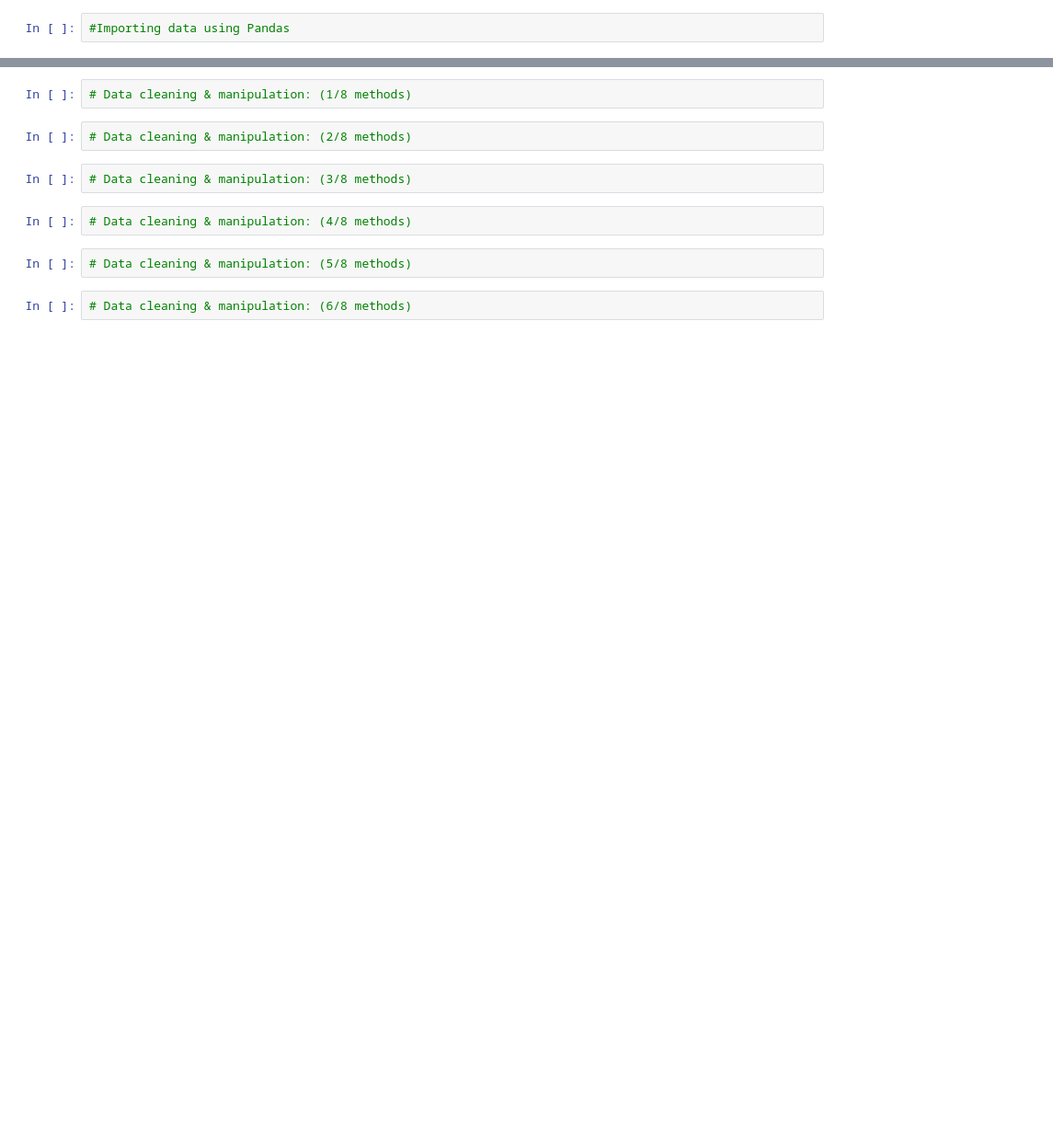
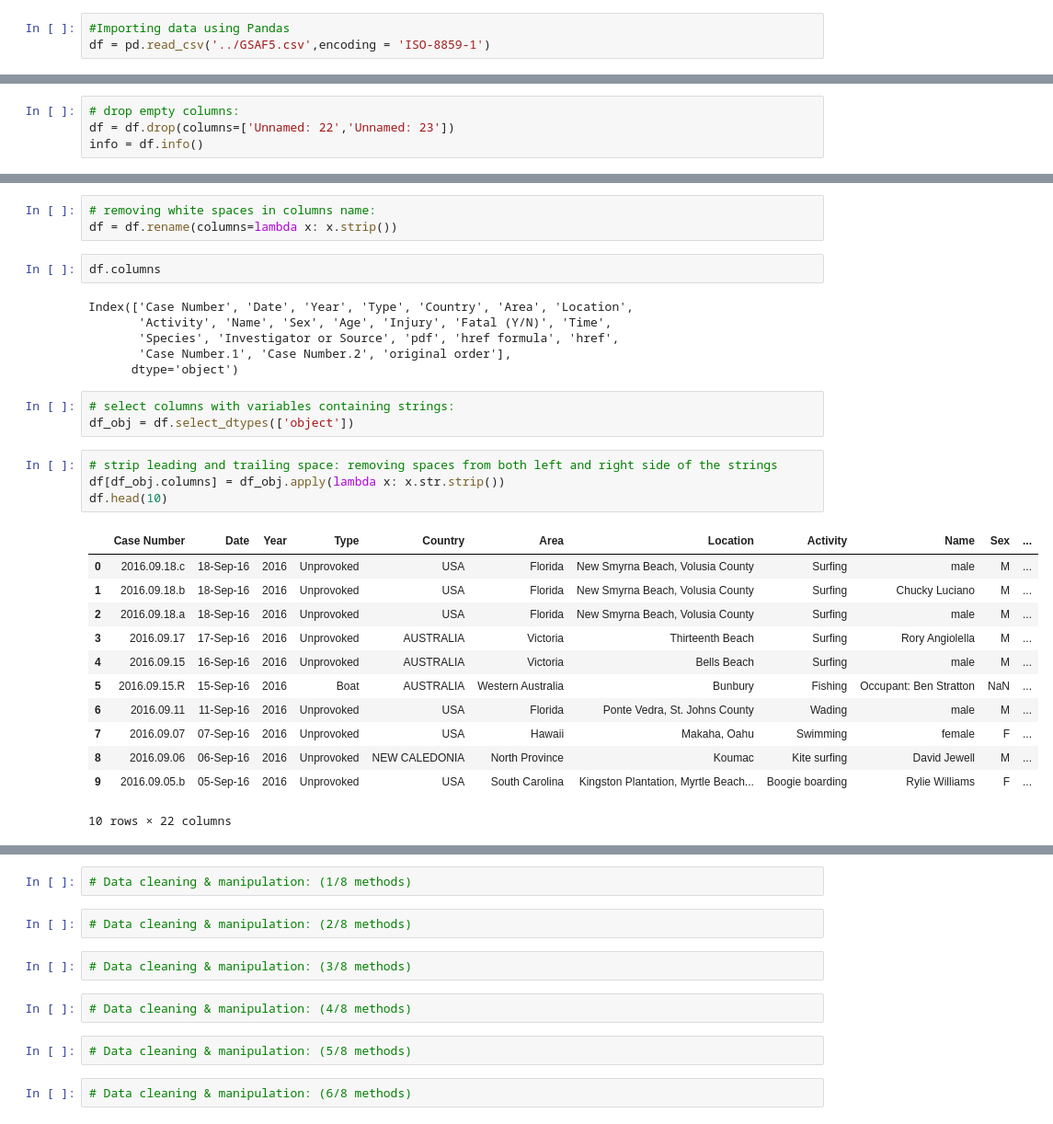
Before and after one commit to ironhack-datalabs/datamad0419, a Jupyter notebook: module-1/pandas-project/your-code/Pandas-project.ipynb, the cells around one changed output, grey strips where cells are left out. Shown: that part at 92% size. Drawn from its saved outputs; the diff is of its cells as text; blank space fills up the shorter version.

```diff
--- a/module-1/pandas-project/your-code/Pandas-project.ipynb
+++ b/module-1/pandas-project/your-code/Pandas-project.ipynb
@@ -1,2 +17,3 @@
 # %%
 #Importing data using Pandas
+df = pd.read_csv('../GSAF5.csv',encoding = 'ISO-8859-1')
@@ -2,0 +63,4 @@
+# %%
+# drop empty columns:
+df = df.drop(columns=['Unnamed: 22','Unnamed: 23'])
+info = df.info()
@@ -2,0 +108,31 @@
+# %%
+# removing white spaces in columns name:
+df = df.rename(columns=lambda x: x.strip())
+# %%
+df.columns
+# %% [output]
+Index(['Case Number', 'Date', 'Year', 'Type', 'Country', 'Area', 'Location',
+       'Activity', 'Name', 'Sex', 'Age', 'Injury', 'Fatal (Y/N)', 'Time',
+       'Species', 'Investigator or Source', 'pdf', 'href formula', 'href',
+       'Case Number.1', 'Case Number.2', 'original order'],
+      dtype='object')
+# %%
+# select columns with variables containing strings:
+df_obj = df.select_dtypes(['object'])
+# %%
+# strip leading and trailing space: removing spaces from both left and right side of the strings
+df[df_obj.columns] = df_obj.apply(lambda x: x.str.strip())
+df.head(10)
+# %% [output]
+|  | Case Number | Date | Year | Type | Country | Area | Location | Activity | Name | Sex | ... |
+| 0 | 2016.09.18.c | 18-Sep-16 | 2016 | Unprovoked | USA | Florida | New Smyrna Beach, Volusia County | Surfing | male | M | ... |
+| 1 | 2016.09.18.b | 18-Sep-16 | 2016 | Unprovoked | USA | Florida | New Smyrna Beach, Volusia County | Surfing | Chucky Luciano | M | ... |
+| 2 | 2016.09.18.a | 18-Sep-16 | 2016 | Unprovoked | USA | Florida | New Smyrna Beach, Volusia County | Surfing | male | M | ... |
+| 3 | 2016.09.17 | 17-Sep-16 | 2016 | Unprovoked | AUSTRALIA | Victoria | Thirteenth Beach | Surfing | Rory Angiolella | M | ... |
+| 4 | 2016.09.15 | 16-Sep-16 | 2016 | Unprovoked | AUSTRALIA | Victoria | Bells Beach | Surfing | male | M | ... |
+| 5 | 2016.09.15.R | 15-Sep-16 | 2016 | Boat | AUSTRALIA | Western Australia | Bunbury | Fishing | Occupant: Ben Stratton | NaN | ... |
+| 6 | 2016.09.11 | 11-Sep-16 | 2016 | Unprovoked | USA | Florida | Ponte Vedra, St. Johns County | Wading | male | M | ... |
+| 7 | 2016.09.07 | 07-Sep-16 | 2016 | Unprovoked | USA | Hawaii | Makaha, Oahu | Swimming | female | F | ... |
+| 8 | 2016.09.06 | 06-Sep-16 | 2016 | Unprovoked | NEW CALEDONIA | North Province | Koumac | Kite surfing | David Jewell | M | ... |
+| 9 | 2016.09.05.b | 05-Sep-16 | 2016 | Unprovoked | USA | South Carolina | Kingston Plantation, Myrtle Beach... | Boogie boarding | Rylie Williams | F | ... |
+10 rows × 22 columns
```
Also changed, not shown: parts of 25 cells of this notebook.
